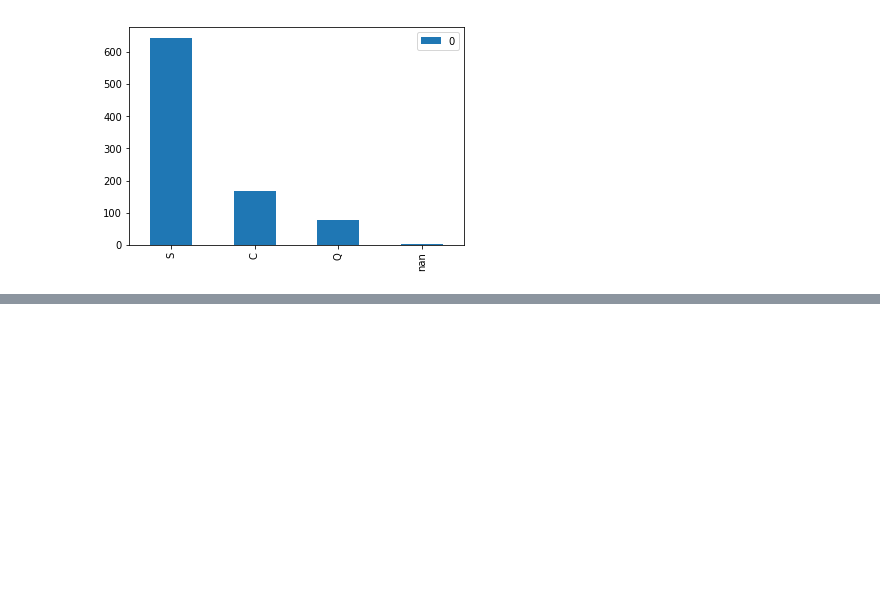
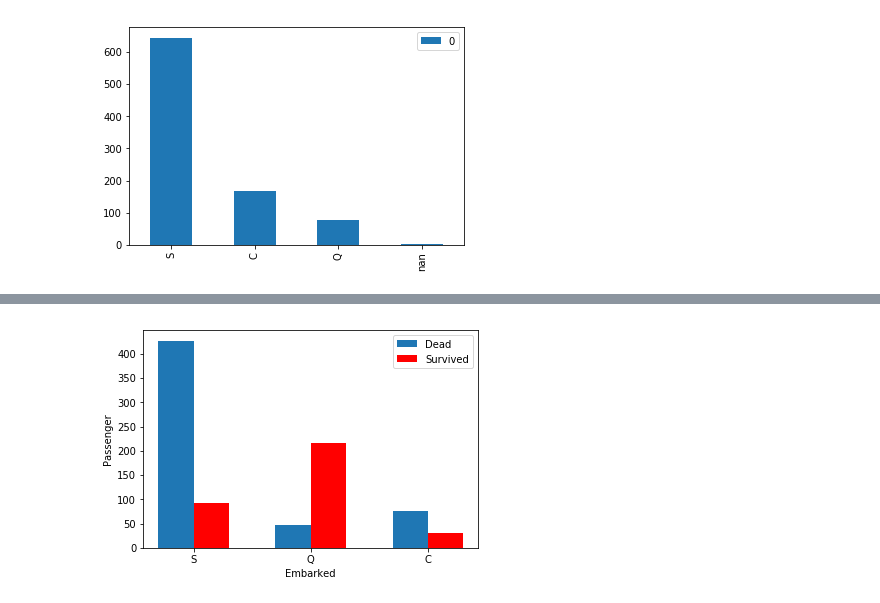
Before and after one commit to valparaizo/python_tutos, a Jupyter notebook: titanic/titanic_3.ipynb, the cells around one changed output, grey strips where cells are left out. Saved outputs shown, nothing was run; the diff lists cells and outputs as text; code cells hidden in the pictures; blank space fills up the shorter version.

```diff
--- a/titanic/titanic_3.ipynb
+++ b/titanic/titanic_3.ipynb
@@ -88,0 +99,34 @@ plt.xticks(bar_x, labels)
+# %%
+import matplotlib.pyplot as plt
+import numpy as np
+from collections import Counter
+
+# Dead list
+l1 = titanic[titanic["Survived"] == 0]["Embarked"].dropna()
+# Survivor list
+l2 = titanic[titanic["Survived"] == 1]["Embarked"].dropna()
+
+# draw histogram function
+def hist2Str(_l1_Values, _l2_Values, _l1_Label, _l2_Label, _X_Label, _Y_Label):
+    step = 0.3
+    # Values lists 1 & 2
+    count1 = Counter(_l1_Values)
+    counts1 = count1.values()
+    count2 = Counter(_l2_Values)
+    counts2 = count2.values()
+    # Labels in x
+    labels = count1.keys()
+
+    # Draw histogram
+    bar_x = np.arange(len(counts))
+    plt.bar(bar_x, counts1, step, align = 'center')
+    plt.bar(bar_x + step, counts2, step, color='r', align = 'center')
+    plt.xticks(bar_x + step/2, labels)
+    # Axis labels & draw
+    plt.ylabel(_Y_Label)
+    plt.xlabel(_X_Label)
+    plt.legend([_l1_Label, _l2_Label])
+    plt.draw()
+hist2Str(l1, l2, "Dead", "Survived", "Embarked", "Passenger")
+# %% [output]
+[figure, added]
```
Also changed, not shown: parts of 3 cells of this notebook.
